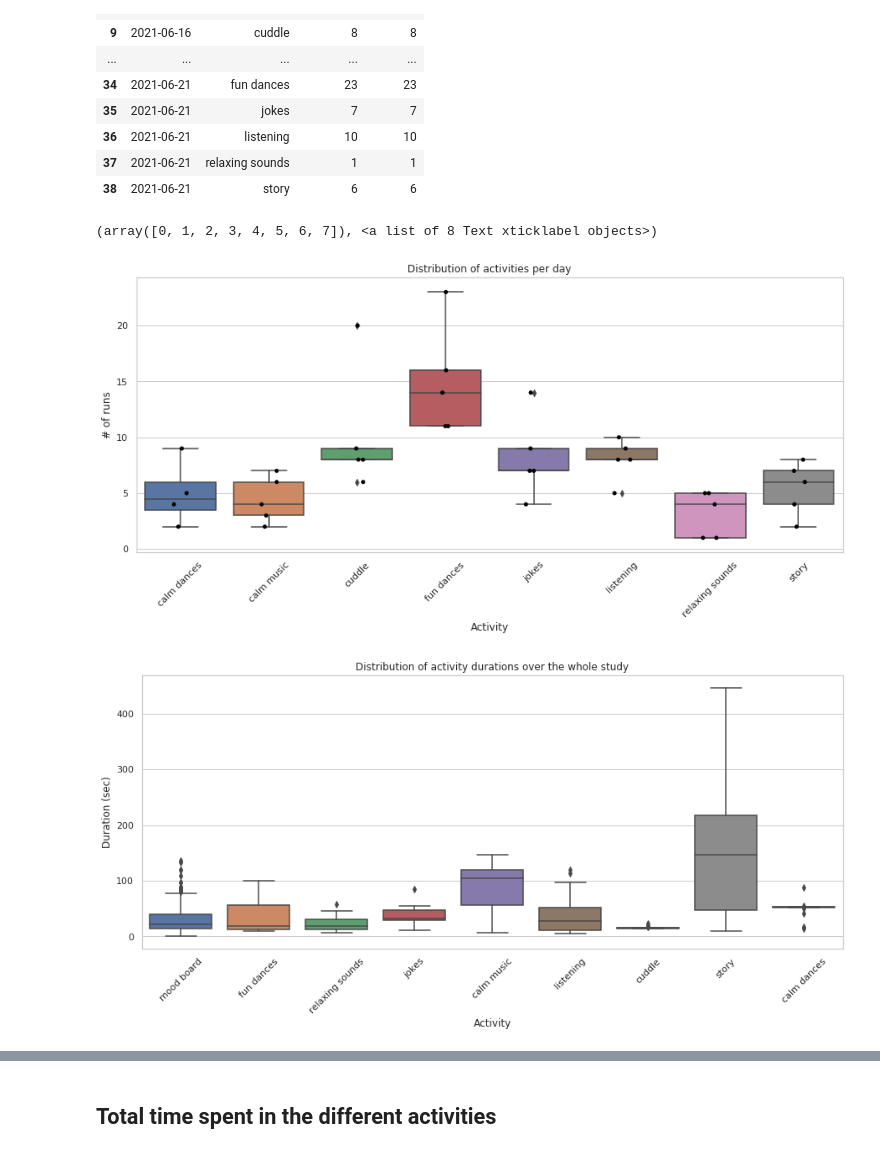
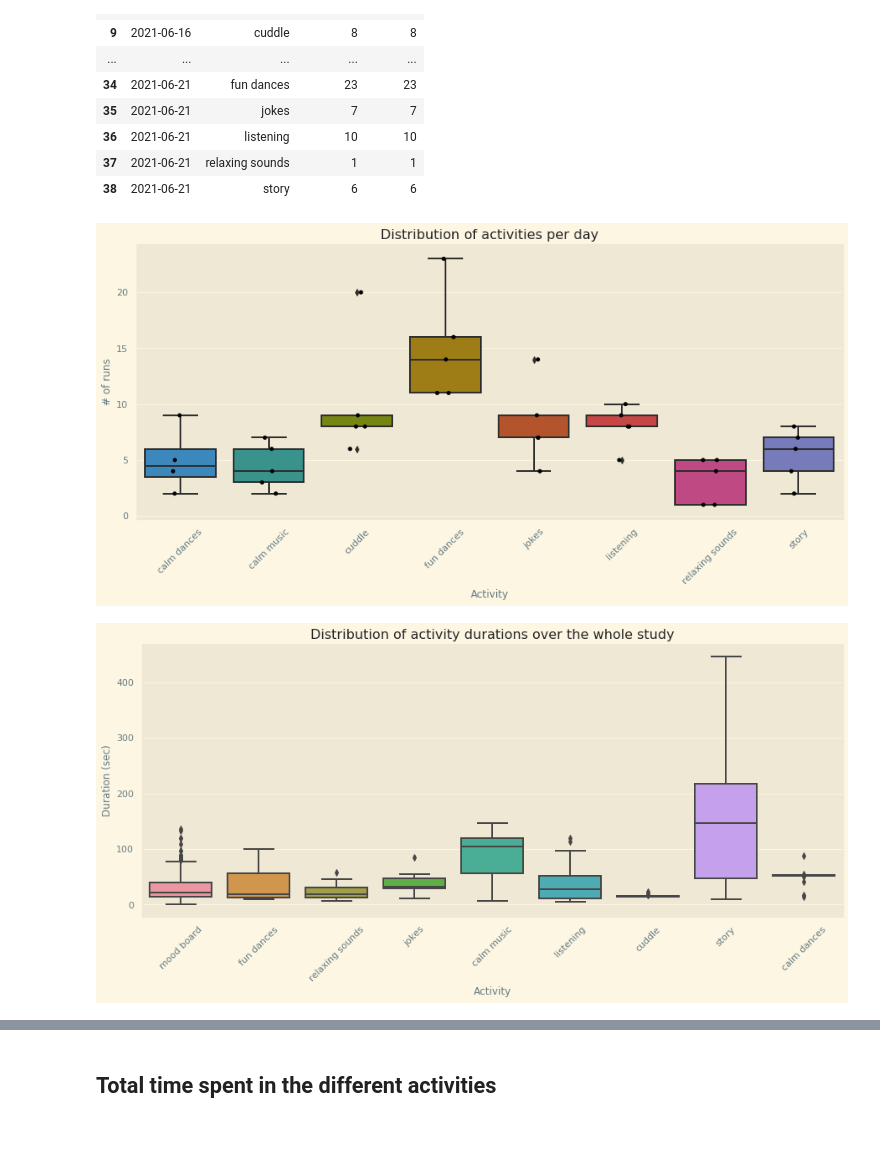
Before and after one commit to severin-lemaignan/robots4sen-data-analysis, a Jupyter notebook: robots4sen.ipynb, the cells around one changed output, grey strips where cells are left out. Drawn from its saved outputs; the diff is of its cells as text; code cells hidden in the pictures.

```diff
--- a/robots4sen.ipynb
+++ b/robots4sen.ipynb
@@ -302,12 +313,0 @@ for xc in windows[::3]:
-# %%
-fig, ax = plt.subplots(figsize=(15, 6))
-# Define the date format
-date_form = DateFormatter("%H:%M")
-ax.xaxis.set_major_formatter(date_form)
-
-sns.lineplot(data=interacting_children,y="interacting_children",x="timeofday",drawstyle="steps-mid")
-
-ax.set(xlabel="Time of the day",
-       ylabel="# children",
-       title="Average number of interacting children over %s windows" % WINDOW)
-pass
@@ -437,16 +439,20 @@ pass
 # %%
-fig, ax = plt.subplots(figsize=(15, 6))
+with plt.style.context('Solarize_Light2'):
+    fig, ax = plt.subplots(figsize=(15, 6))
 
-df=interactions_group.groupby(["day", "nb_children"]).duration.sum().to_frame().reset_index()
-df["duration_min"]=df.duration/60
+    df=interactions_group.groupby(["day", "nb_children"]).duration.sum().to_frame().reset_index()
+    df["duration_min"]=df.duration/60
 
-df.groupby(["day", "nb_children"]).duration.sum().unstack(0).plot.bar(ax=ax)
+    df.groupby(["day", "nb_children"]).duration_min.sum().unstack(0).plot.bar(ax=ax)
 
-ax.set(xlabel="Day",
-       ylabel="Mean duration (min)",
-       title="Evolution of group size over study")
+    ax.set(xlabel="# children",
+           ylabel="Mean duration (min)",
+           title="Evolution of group size over study")
 
 
 
+    handles = plt.gca().get_legend().legendHandles
+    texts = plt.gca().get_legend().get_texts()
+    ax.legend(handles,[t.get_text()[:10] for t in texts], title="Day", fancybox=True)
 pass
 # %% [output]
@@ -527,30 +518,31 @@ activities_count
 | 37 | 2021-06-21 | relaxing sounds | 1 | 1 |
 | 38 | 2021-06-21 | story | 6 | 6 |
 # %%
-fig, ax = plt.subplots(figsize=(15, 6))
+with plt.style.context('Solarize_Light2'):
+    fig, ax = plt.subplots(figsize=(15, 6))
 
-sns.boxplot(data=activities_count,x="activity",y="duration", ax=ax)
-sns.stripplot(data=activities_count,x="activity",y="duration", color='black', ax=ax)
+    sns.boxplot(data=activities_count,x="activity",y="duration", ax=ax)
+    sns.stripplot(data=activities_count,x="activity",y="duration", color='black', ax=ax)
 
-ax.set(xlabel="Activity",
-       ylabel="# of runs",
-       title="Distribution of activities per day")
+    ax.set(xlabel="Activity",
+           ylabel="# of runs",
+           title="Distribution of activities per day")
 
-plt.xticks(rotation=45)
+    plt.xticks(rotation=45)
 # %% [output]
-(array([0, 1, 2, 3, 4, 5, 6, 7]), <a list of 8 Text xticklabel objects>)
-[figure, old version]
+[figure, new version]
 # %%
-fig, ax = plt.subplots(figsize=(15, 6))
+with plt.style.context('Solarize_Light2'):
+    fig, ax = plt.subplots(figsize=(15, 6))
 
-sns.boxplot(data=activities,x="activity",y="duration", ax=ax)
+    sns.boxplot(data=activities,x="activity",y="duration", ax=ax)
 
-ax.set(xlabel="Activity",
-       ylabel="Duration (sec)",
-       title="Distribution of activity durations over the whole study")
+    ax.set(xlabel="Activity",
+           ylabel="Duration (sec)",
+           title="Distribution of activity durations over the whole study")
 
-plt.xticks(rotation=45)
+    plt.xticks(rotation=45)
 pass
 # %% [output]
-[figure, old version]
+[figure, new version]
 # %%
```
Also changed, not shown: parts of 36 cells of this notebook.
